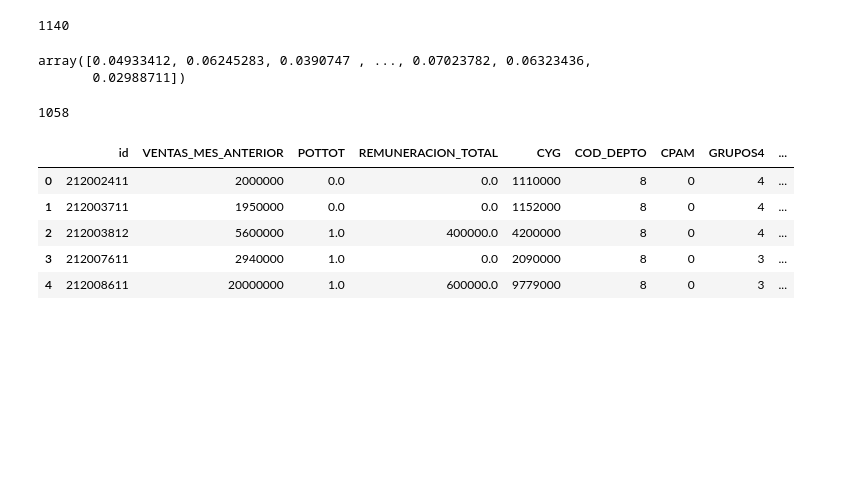
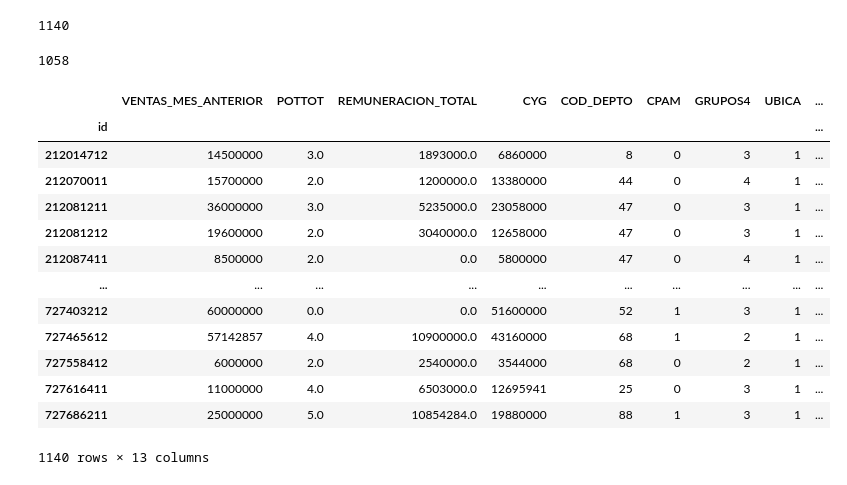
Before and after one commit to caravilaga/Repositorio_DANE, a Jupyter notebook: Modelado/iforest_fijos.ipynb, the cells around one changed output. Drawn from its saved outputs; the diff is of its cells as text; code cells hidden in the pictures; blank space fills up the shorter version.

```diff
--- a/Modelado/iforest_fijos.ipynb
+++ b/Modelado/iforest_fijos.ipynb
@@ -166,9 +170,6 @@ sum(y_pred_adjusted)
 # %%
 score = Iforest.score_samples(emicron_ohe)
 # %%
-Iforest.decision_function(emicron_ohe)
+score = Iforest.decision_function(emicron_ohe)
-# %% [output]
-array([0.04933412, 0.06245283, 0.0390747 , ..., 0.07023782, 0.06323436,
-       0.02988711])
 # %%
 emicron['Anomaly'] = y_pred_adjusted
@@ -177,11 +179,19 @@ emicron[emicron['Anomaly']==1].index.isin(iforest_results[iforest_results['Anoma
 # %% [output]
 1058
-# %%
-emicron.head()
-# %% [output]
-|  | id | VENTAS_MES_ANTERIOR | POTTOT | REMUNERACION_TOTAL | CYG | COD_DEPTO | CPAM | GRUPOS4 | ... |
-| 0 | 212002411 | 2000000 | 0.0 | 0.0 | 1110000 | 8 | 0 | 4 | ... |
-| 1 | 212003711 | 1950000 | 0.0 | 0.0 | 1152000 | 8 | 0 | 4 | ... |
-| 2 | 212003812 | 5600000 | 1.0 | 400000.0 | 4200000 | 8 | 0 | 4 | ... |
-| 3 | 212007611 | 2940000 | 1.0 | 0.0 | 2090000 | 8 | 0 | 3 | ... |
-| 4 | 212008611 | 20000000 | 1.0 | 600000.0 | 9779000 | 8 | 0 | 3 | ... |
+# %%
+iforest_results[iforest_results['Anomaly']==1]
+# %% [output]
+|  | VENTAS_MES_ANTERIOR | POTTOT | REMUNERACION_TOTAL | CYG | COD_DEPTO | CPAM | GRUPOS4 | UBICA | ... |
+| id |  |  |  |  |  |  |  |  | ... |
+| 212014712 | 14500000 | 3.0 | 1893000.0 | 6860000 | 8 | 0 | 3 | 1 | ... |
+| 212070011 | 15700000 | 2.0 | 1200000.0 | 13380000 | 44 | 0 | 4 | 1 | ... |
+| 212081211 | 36000000 | 3.0 | 5235000.0 | 23058000 | 47 | 0 | 3 | 1 | ... |
+| 212081212 | 19600000 | 2.0 | 3040000.0 | 12658000 | 47 | 0 | 3 | 1 | ... |
+| 212087411 | 8500000 | 2.0 | 0.0 | 5800000 | 47 | 0 | 4 | 1 | ... |
+| ... | ... | ... | ... | ... | ... | ... | ... | ... | ... |
+| 727403212 | 60000000 | 0.0 | 0.0 | 51600000 | 52 | 1 | 3 | 1 | ... |
+| 727465612 | 57142857 | 4.0 | 10900000.0 | 43160000 | 68 | 1 | 2 | 1 | ... |
+| 727558412 | 6000000 | 2.0 | 2540000.0 | 3544000 | 68 | 0 | 2 | 1 | ... |
+| 727616411 | 11000000 | 4.0 | 6503000.0 | 12695941 | 25 | 0 | 3 | 1 | ... |
+| 727686211 | 25000000 | 5.0 | 10854284.0 | 19880000 | 88 | 1 | 3 | 1 | ... |
+1140 rows × 13 columns
```
Also changed, not shown: parts of 22 cells of this notebook, 4 other files.
